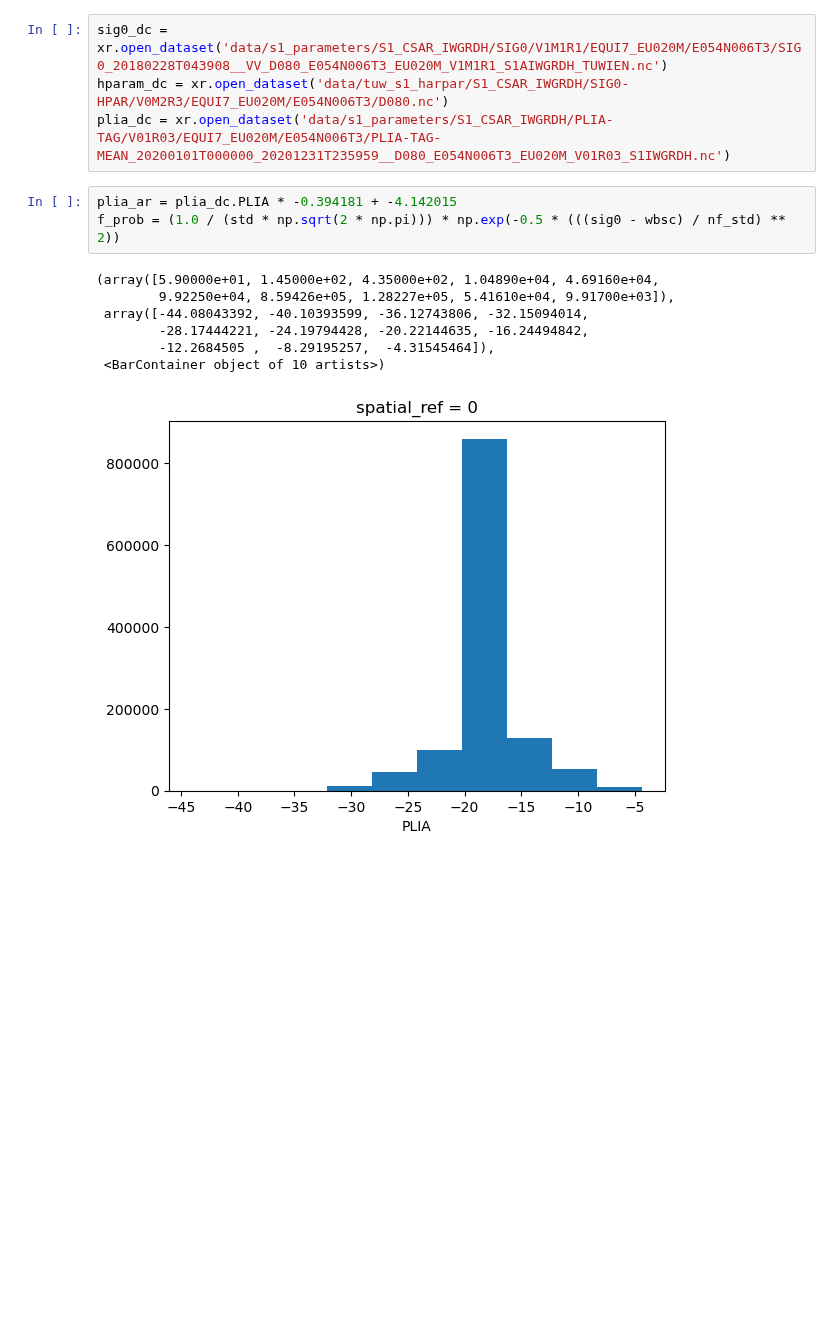
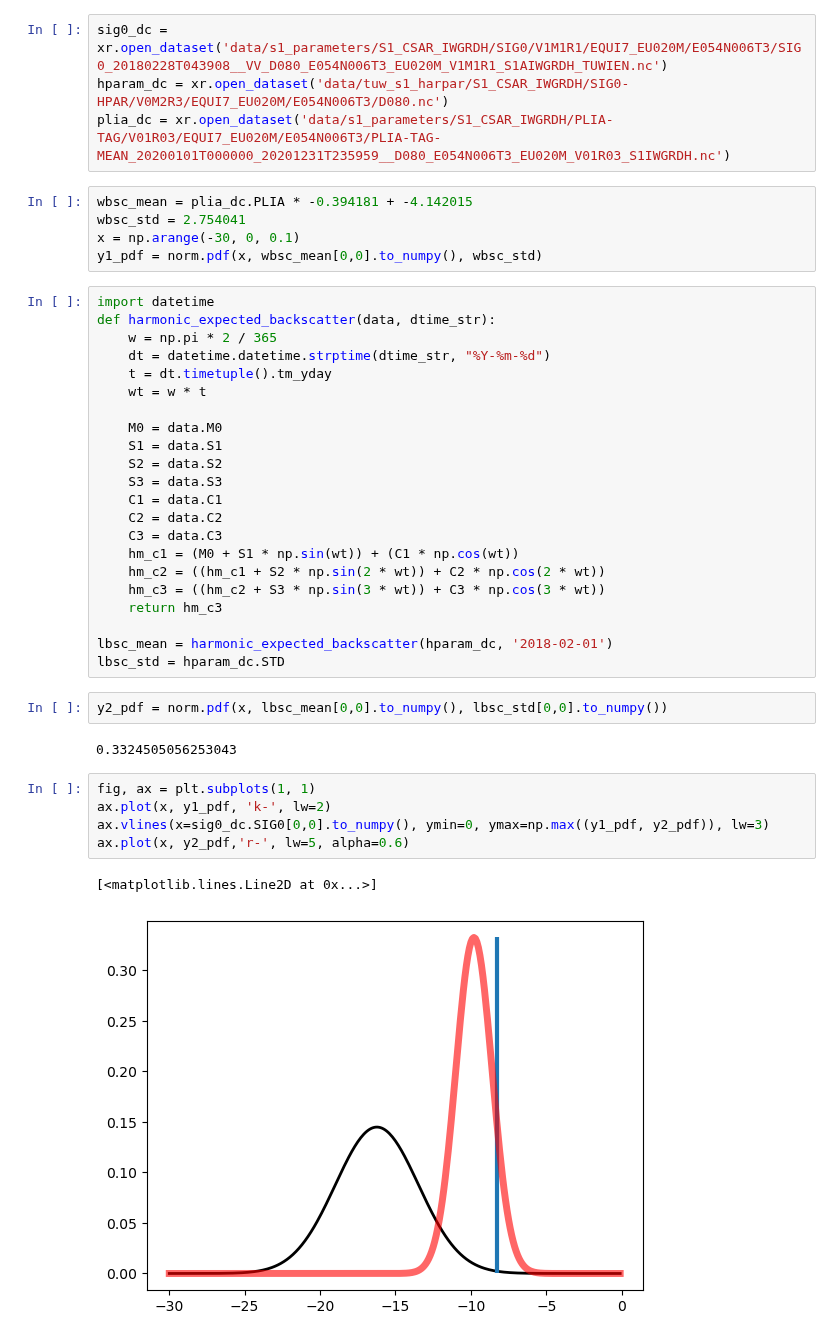
Before and after one commit to TUW-GEO/tuw_education_notebooks, a Jupyter notebook: 01_notebook_as_an_app.ipynb, the cells around one changed output. Saved outputs shown, nothing was run; the diff lists cells and outputs as text; blank space fills up the shorter version.

```diff
--- a/01_notebook_as_an_app.ipynb
+++ b/01_notebook_as_an_app.ipynb
@@ -4,14 +7,42 @@ import xarray as xr
 sig0_dc = xr.open_dataset('data/s1_parameters/S1_CSAR_IWGRDH/SIG0/V1M1R1/EQUI7_EU020M/E054N006T3/SIG0_20180228T043908__VV_D080_E054N006T3_EU020M_V1M1R1_S1AIWGRDH_TUWIEN.nc')
 hparam_dc = xr.open_dataset('data/tuw_s1_harpar/S1_CSAR_IWGRDH/SIG0-HPAR/V0M2R3/EQUI7_EU020M/E054N006T3/D080.nc')
 plia_dc = xr.open_dataset('data/s1_parameters/S1_CSAR_IWGRDH/PLIA-TAG/V01R03/EQUI7_EU020M/E054N006T3/PLIA-TAG-MEAN_20200101T000000_20201231T235959__D080_E054N006T3_EU020M_V01R03_S1IWGRDH.nc')
-# %%
-plia_ar = plia_dc.PLIA * -0.394181 + -4.142015
-f_prob = (1.0 / (std * np.sqrt(2 * np.pi))) * np.exp(-0.5 * (((sig0 - wbsc) / nf_std) ** 2))
-# %% [output]
-(array([5.90000e+01, 1.45000e+02, 4.35000e+02, 1.04890e+04, 4.69160e+04,
-        9.92250e+04, 8.59426e+05, 1.28227e+05, 5.41610e+04, 9.91700e+03]),
- array([-44.08043392, -40.10393599, -36.12743806, -32.15094014,
-        -28.17444221, -24.19794428, -20.22144635, -16.24494842,
-        -12.2684505 ,  -8.29195257,  -4.31545464]),
- <BarContainer object of 10 artists>)
-[figure, removed]
+# %%
+wbsc_mean = plia_dc.PLIA * -0.394181 + -4.142015
+wbsc_std = 2.754041
+x = np.arange(-30, 0, 0.1)
+y1_pdf = norm.pdf(x, wbsc_mean[0,0].to_numpy(), wbsc_std)
+# %%
+import datetime
+def harmonic_expected_backscatter(data, dtime_str):
+    w = np.pi * 2 / 365
+    dt = datetime.datetime.strptime(dtime_str, "%Y-%m-%d")
+    t = dt.timetuple().tm_yday
+    wt = w * t
+
+    M0 = data.M0
+    S1 = data.S1
+    S2 = data.S2
+    S3 = data.S3
+    C1 = data.C1
+    C2 = data.C2
+    C3 = data.C3
+    hm_c1 = (M0 + S1 * np.sin(wt)) + (C1 * np.cos(wt))
+    hm_c2 = ((hm_c1 + S2 * np.sin(2 * wt)) + C2 * np.cos(2 * wt))
+    hm_c3 = ((hm_c2 + S3 * np.sin(3 * wt)) + C3 * np.cos(3 * wt))
+    return hm_c3
+
+lbsc_mean = harmonic_expected_backscatter(hparam_dc, '2018-02-01')
+lbsc_std = hparam_dc.STD
+# %%
+y2_pdf = norm.pdf(x, lbsc_mean[0,0].to_numpy(), lbsc_std[0,0].to_numpy())
+# %% [output]
+0.3324505056253043
+# %%
+fig, ax = plt.subplots(1, 1)
+ax.plot(x, y1_pdf, 'k-', lw=2)
+ax.vlines(x=sig0_dc.SIG0[0,0].to_numpy(), ymin=0, ymax=np.max((y1_pdf, y2_pdf)), lw=3)
+ax.plot(x, y2_pdf,'r-', lw=5, alpha=0.6)
+# %% [output]
+[<matplotlib.lines.Line2D at 0x...>]
+[figure, added]
```
Also changed, not shown: parts of 4 cells of this notebook.
